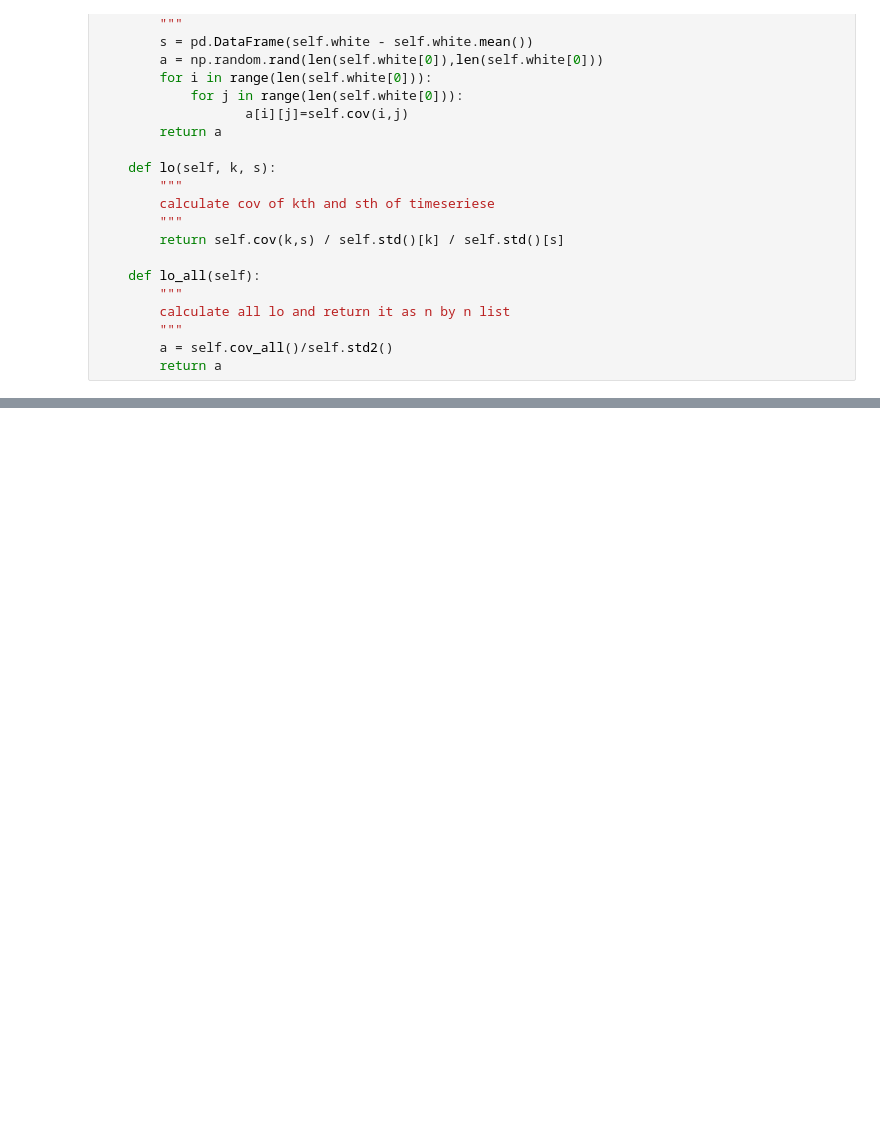
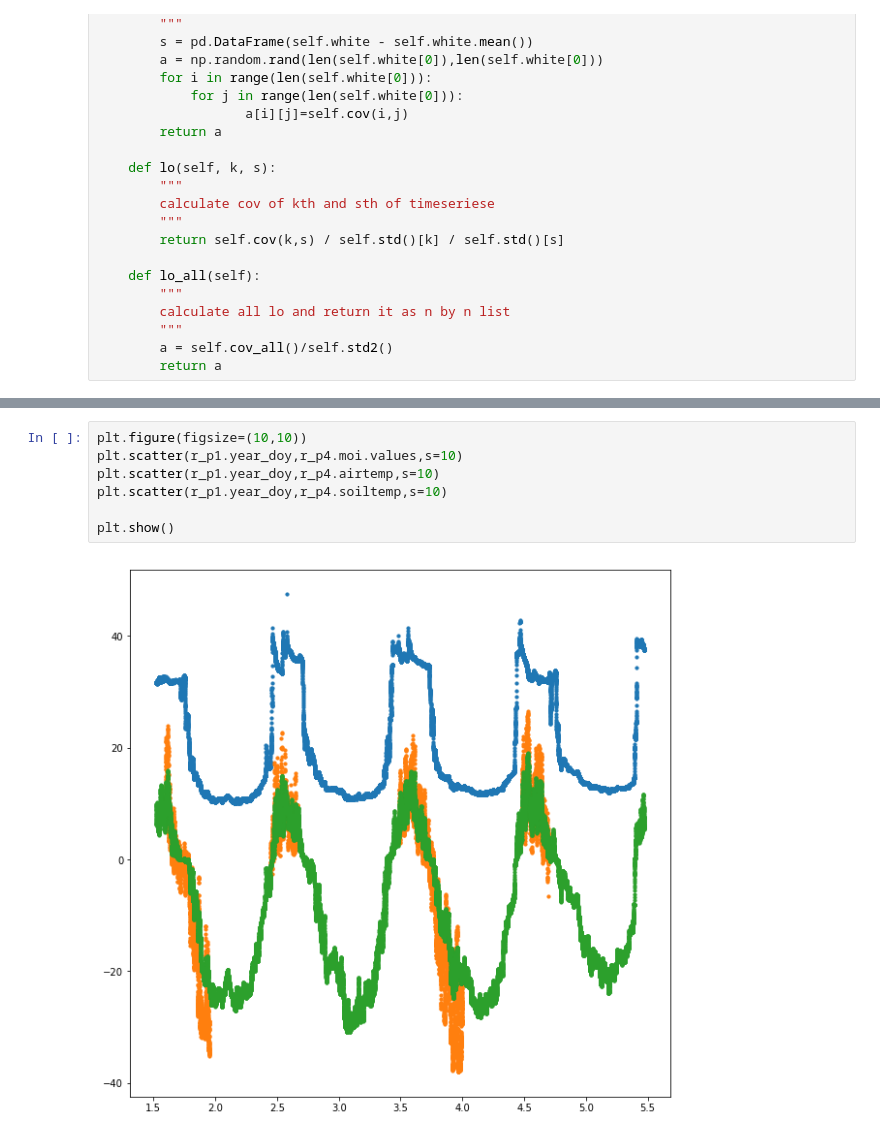
Before and after one commit to rosedaystory/gaussian-white-noise, a Jupyter notebook: gaussian_white_noise.ipynb, the cells around one changed output, grey strips where cells are left out. Cells and saved outputs as stored; diff of their text form; blank space fills up the shorter version.

```diff
--- a/gaussian_white_noise.ipynb
+++ b/gaussian_white_noise.ipynb
@@ -153,0 +175,9 @@ plt.show()
+# %%
+plt.figure(figsize=(10,10))
+plt.scatter(r_p1.year_doy,r_p4.moi.values,s=10)
+plt.scatter(r_p1.year_doy,r_p4.airtemp,s=10)
+plt.scatter(r_p1.year_doy,r_p4.soiltemp,s=10)
+
+plt.show()
+# %% [output]
+[figure, added]
```
Also changed, not shown: parts of 16 cells of this notebook.
